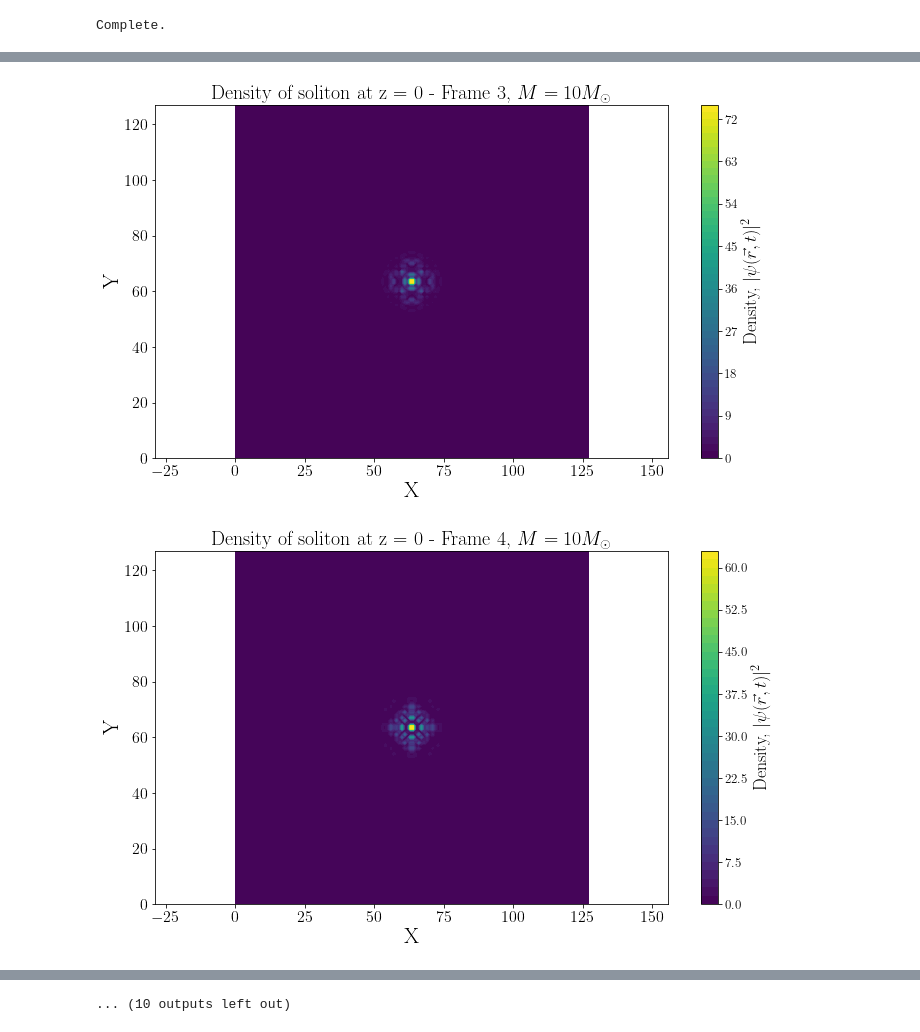
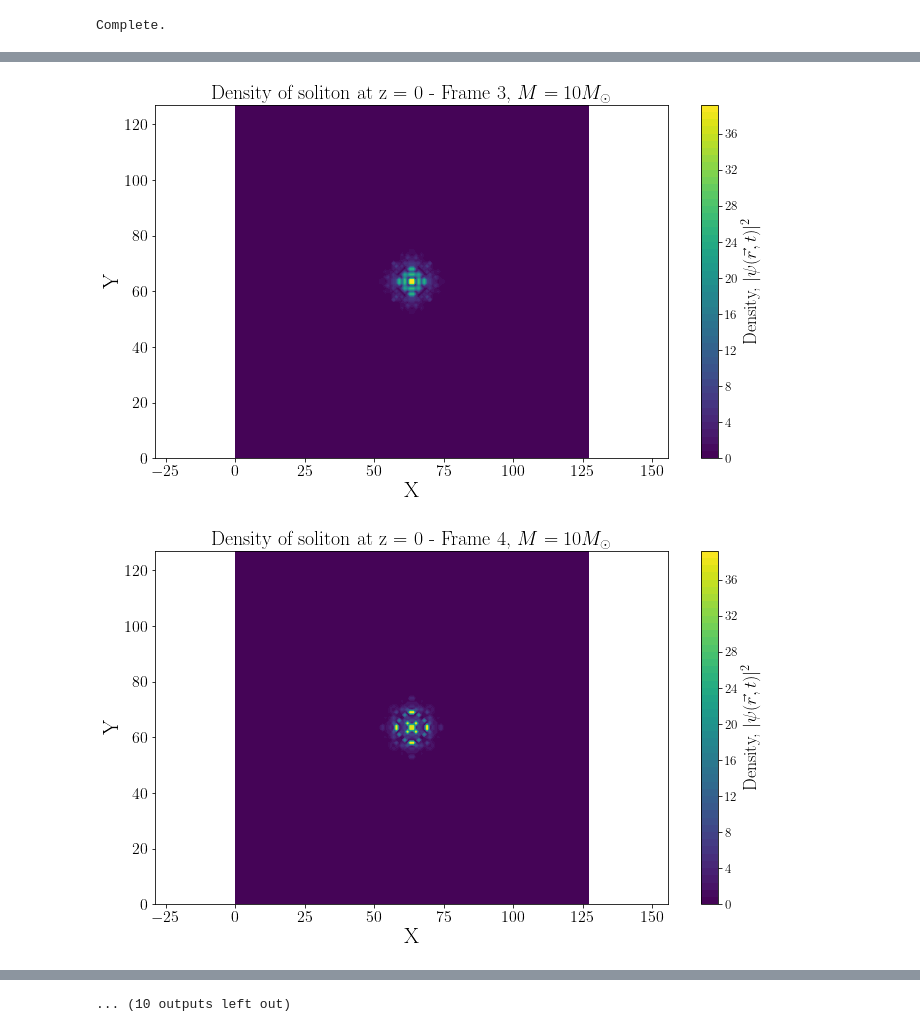
Before and after one commit to pratibhajangra591/project-3, a Jupyter notebook: soliton_trial.ipynb, the cells around one changed output, grey strips where cells are left out. Drawn from its saved outputs; the diff is of its cells as text; code cells hidden in the pictures.

```diff
--- a/soliton_trial.ipynb
+++ b/soliton_trial.ipynb
@@ -253,5 +252,5 @@ TestOutput/2024.9.24_17:42:45_128/line_#9.npy
 # %%
-loc = 'TestOutput/2024.9.24_17:42:45_128/'
+loc = 'TestOutput/2024.9.24_17:46:05_128/'
 rho_3D_list = []
 rho_plane_z0_list = []
 rho_line_y0_z0_list = []
@@ -311,2 +310,2 @@ for i, rho_line in enumerate(rho_line_y0_z0_list):
-[figure, old version]
+[figure, new version]
-[figure, old version]
+[figure, new version]
```
Also changed, not shown: parts of 3 cells of this notebook.
